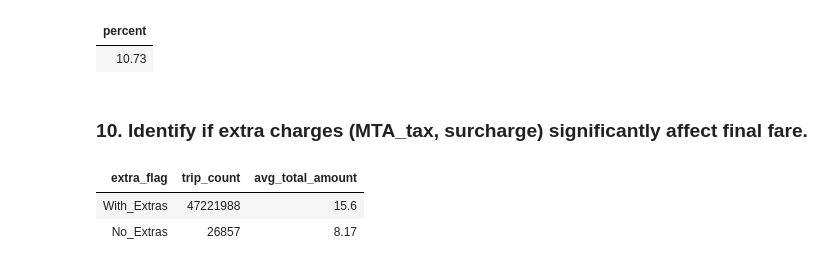
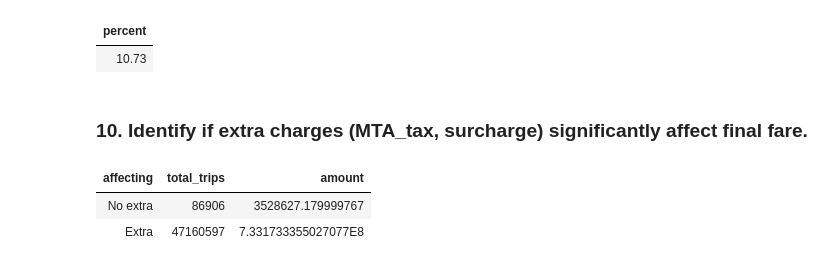
Before and after one commit to akhil200331/NYC-Taxi-Data-Pipeline, a Jupyter notebook: sql_Analysis/analysis.ipynb, the cells around one changed output. Drawn from its saved outputs; the diff is of its cells as text; code cells hidden in the pictures.

```diff
--- a/sql_Analysis/analysis.ipynb
+++ b/sql_Analysis/analysis.ipynb
@@ -141,8 +141,8 @@ from nyc_taxi.default.silver_data
 ### 10. Identify if extra charges (MTA_tax, surcharge) significantly affect final fare.
 # %%
 %sql
-select case when (extra+mta_tax+improvement_surcharge)>0 then "Extra" else "No extra" end as affecting,count(*) as total_trips,sum(total_amount) as amount from nyc_taxi.default.bronze_data group by affecting;
+select case when (extra+mta_tax+improvement_surcharge)>0 then "Extra" else "No extra" end as affecting,count(*) as total_trips,sum(total_amount) as amount from nyc_taxi.default.silver_data group by affecting;
 # %% [output]
-| extra_flag | trip_count | avg_total_amount |
-| With_Extras | 47221988 | 15.6 |
-| No_Extras | 26857 | 8.17 |
+| affecting | total_trips | amount |
+| No extra | 86906 | 3528627.179999767 |
+| Extra | 47160597 | 7.331733355027077E8 |
```
Also changed, not shown: parts of 9 cells of this notebook, 1 other file.
